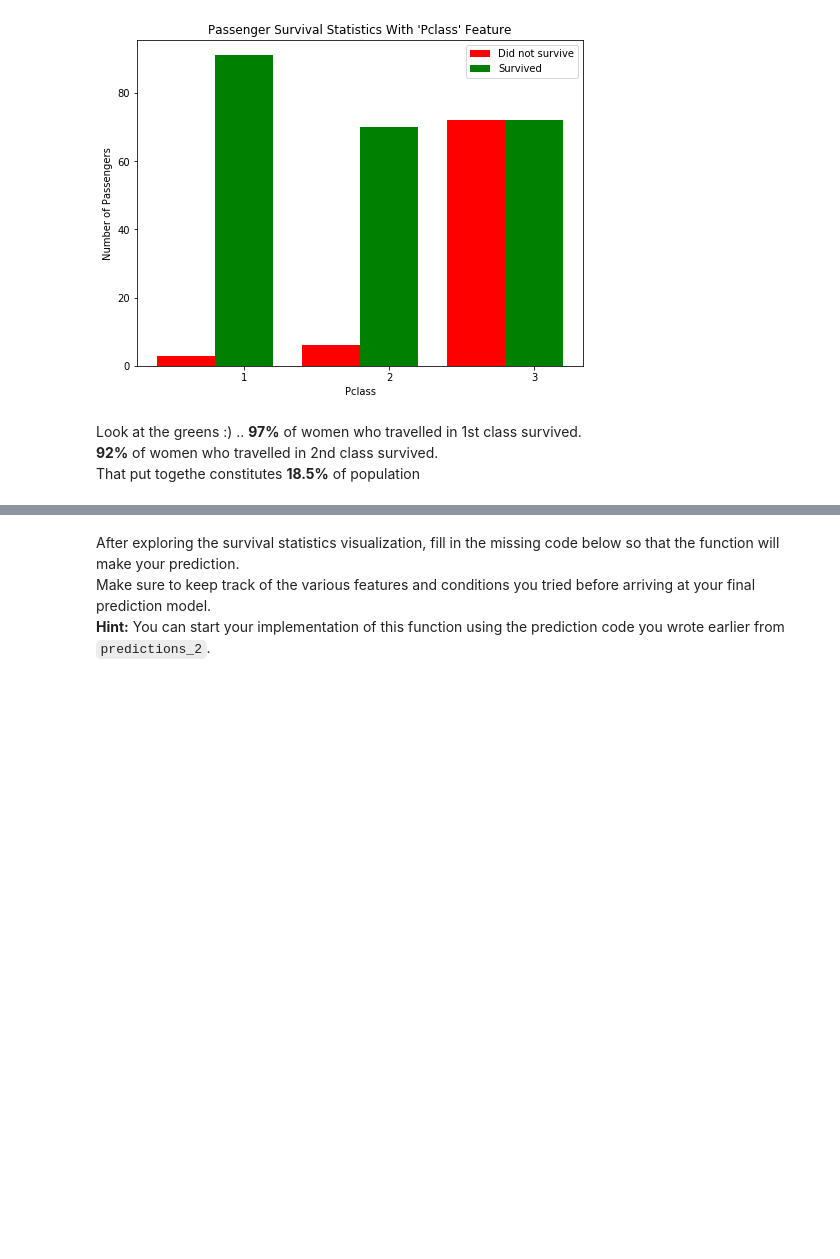
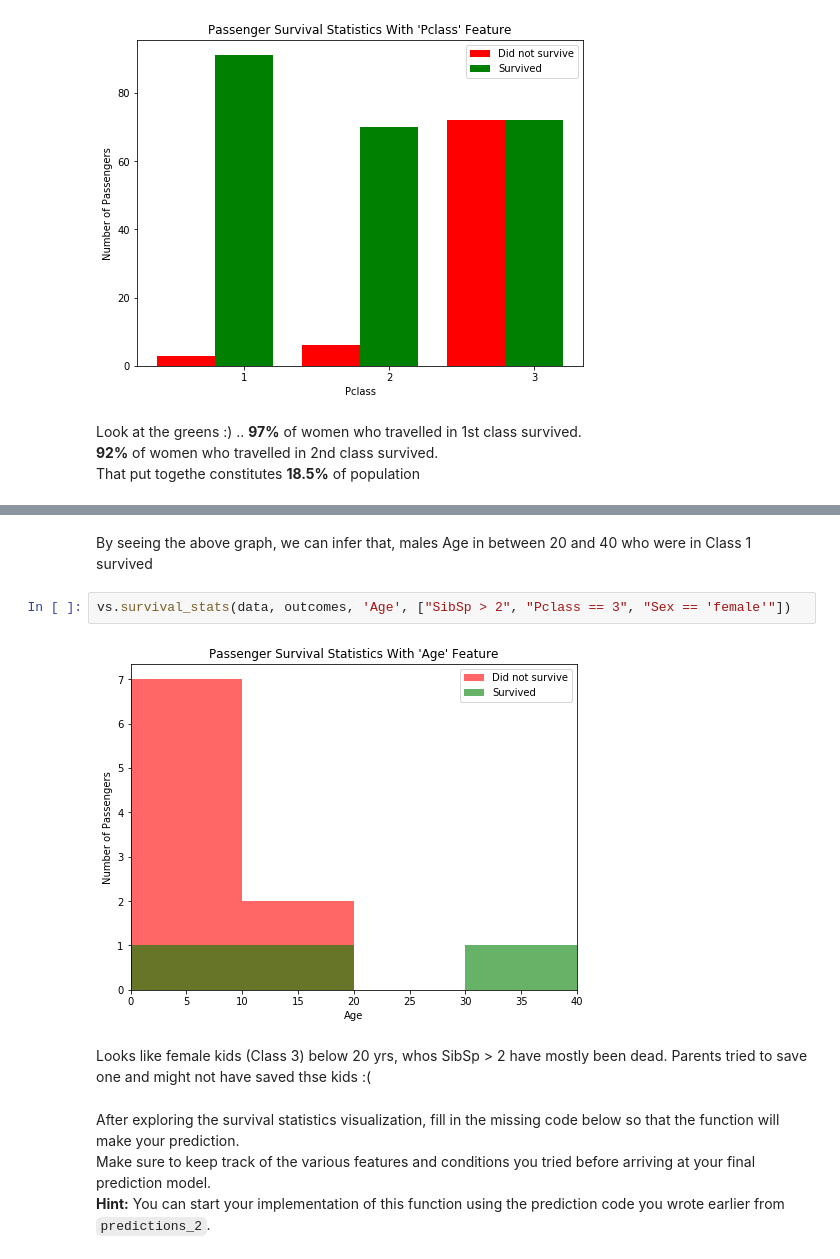
Before and after one commit to karthikcs/machine-learning, a Jupyter notebook: projects/titanic_survival_exploration/titanic_survival_exploration.ipynb, the cells around one changed output, grey strips where cells are left out. Saved outputs shown, nothing was run; the diff lists cells and outputs as text; blank space fills up the shorter version.

```diff
--- a/projects/titanic_survival_exploration/titanic_survival_exploration.ipynb
+++ b/projects/titanic_survival_exploration/titanic_survival_exploration.ipynb
@@ -302,3 +297,11 @@ By looking at the above graph, we can infer **85%** of people who travelled in 3
+# %% [markdown]
+By seeing the above graph, we can infer that, males Age in between 20 and 40 who were in Class 1 survived
+# %%
+vs.survival_stats(data, outcomes, 'Age', ["SibSp > 2", "Pclass == 3", "Sex == 'female'"])
+# %% [output]
+[figure, added]
+# %% [markdown]
+Looks like female kids (Class 3) below 20 yrs, whos SibSp > 2 have mostly been dead. Parents tried to save one and might not have saved thse kids :(
 # %% [markdown]
 After exploring the survival statistics visualization, fill in the missing code below so that the function will make your prediction.
 Make sure to keep track of the various features and conditions you tried before arriving at your final prediction model.
```
Also changed, not shown: parts of 16 cells of this notebook.
